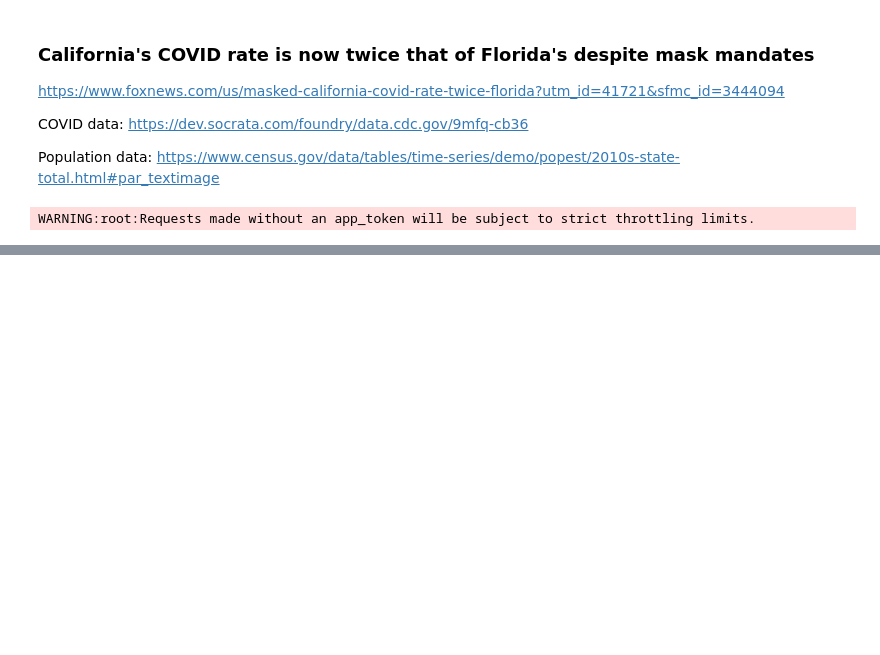
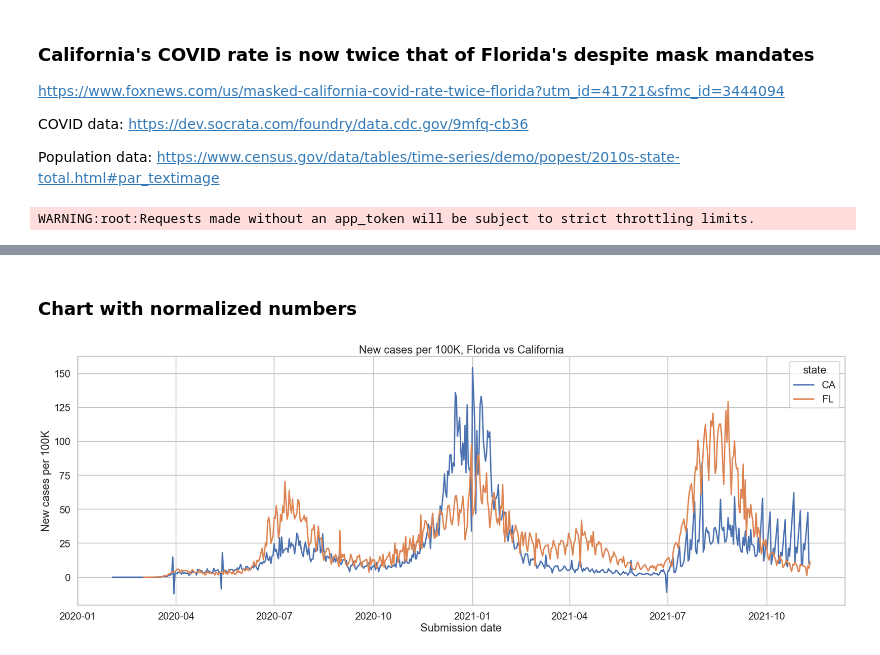
Before and after one commit to j-bennet/talks, a Jupyter notebook: 2021/covid-fl-ca/florida-vs-california.ipynb, the cells around one changed output, grey strips where cells are left out. Saved outputs shown, nothing was run; the diff lists cells and outputs as text; code cells hidden in the pictures; blank space fills up the shorter version.

```diff
--- a/2021/covid-fl-ca/florida-vs-california.ipynb
+++ b/2021/covid-fl-ca/florida-vs-california.ipynb
@@ -108,0 +196,6 @@ dfp = pd.read_csv("nst-est2019-alldata.csv", )
+# %% [markdown]
+### Chart with normalized numbers
+# %%
+draw_combined_chart(df, "new_case_per_100k", "New cases per 100K", "New cases per 100K, Florida vs California")
+# %% [output]
+[figure, added]
```
Also changed, not shown: parts of 29 cells of this notebook, 1 other file.
